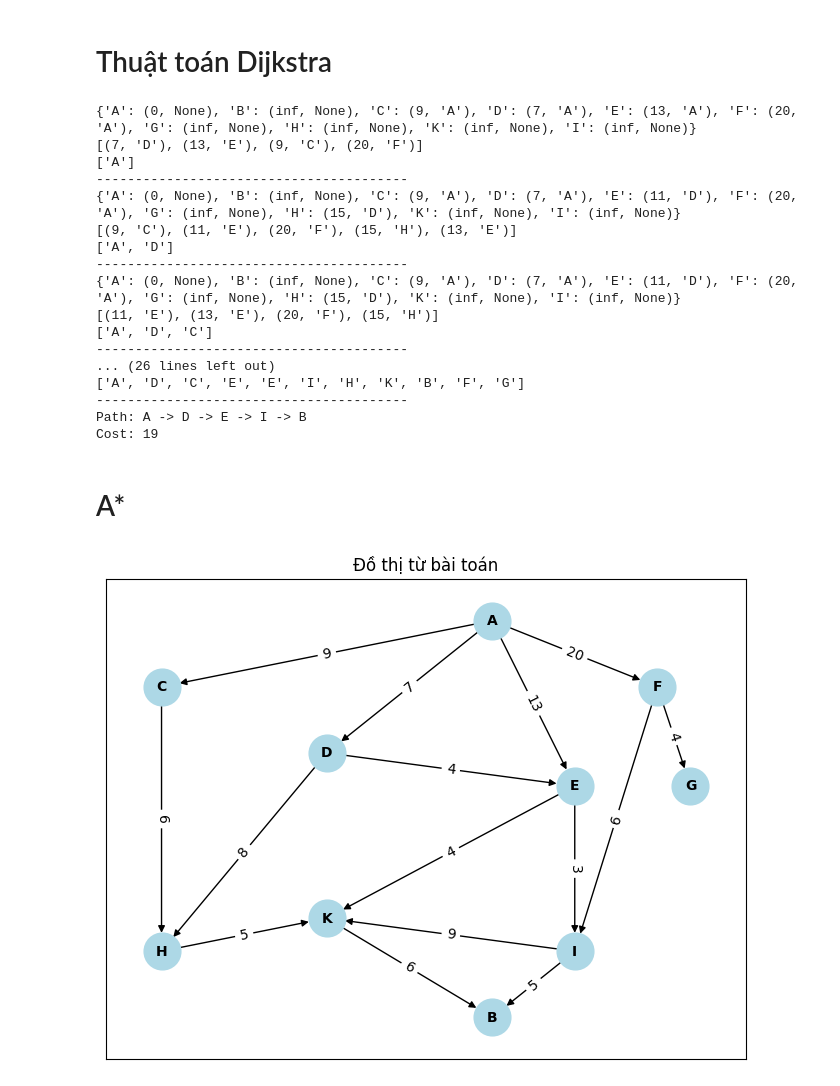
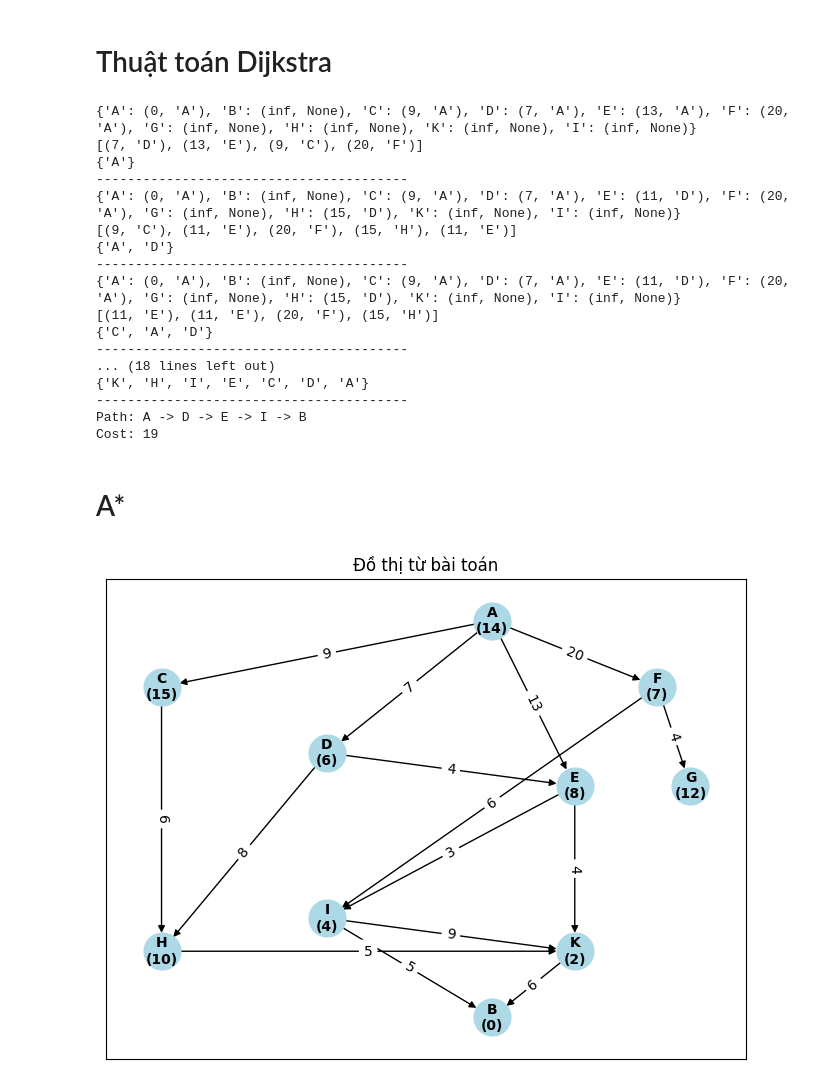
Before and after one commit to Gabriel-Duong/Final-L-p-tr-nh-ph-n-t-ch-d-li-u-UEH, a Jupyter notebook: LTPTDL_Project.ipynb, the cells around one changed output. Cells and saved outputs as stored; diff of their text form; code cells hidden in the pictures.

```diff
--- a/LTPTDL_Project.ipynb
+++ b/LTPTDL_Project.ipynb
@@ -5,8 +5,8 @@ folder = r'F:\UEH\Năm 3\Lập trình phân tích dữ liệu\Cuối kỳ\Final
 # %%
 import pandas as pd
 
-df_node = pd.read_excel(folder+'\graph.xlsx',sheet_name='Nodes')
-df_edge = pd.read_excel(folder+'\graph.xlsx',sheet_name='Edges')
+df_node = pd.read_excel(file_name,sheet_name='Nodes')
+df_edge = pd.read_excel(file_name,sheet_name='Edges')
 # %%
 df_node.head()
 # %% [output]
@@ -16,6 +16,8 @@ df_node.head()
 | 2 | 2 | C | 15 |
 | 3 | 3 | D | 6 |
 | 4 | 4 | E | 8 |
+# %%
+p = [(2, 3),(2, -3),(0, 2),(1, 1),(2.5, 0.5),(3, 2),(3.2, 0.5),(0, -2),(2.5, -2),(1, -1.5)]
 # %%
 import networkx as nx
 import matplotlib.pyplot as plt
@@ -34,20 +36,11 @@ def create_graph(df_node,df_edge,direct = False):
 
     # Tọa độ của các đỉnh
     pos = {
-        'A': (2, 3),
-        'B': (2, -3),
-        'C': (0, 2),
-        'D': (1, 1),
-        'E': (2.5, 0.5),
-        'F': (3, 2),
-        'G': (3.2, 0.5),
-        'H': (0, -2),
-        'I': (2.5, -2),
-        'K': (1, -1.5),
+        nodes[i]:p[i] for i in range(len(nodes))
     }
     return G,pos
 # %%
-graph,pos = create_graph(df_node,df_edge)
+graph,pos = create_graph(df_node,df_edge,direct=False)
 # %%
 # Vẽ đồ thị
 nx.draw(graph, pos, with_labels=True, node_size=700, node_color='lightblue', font_size=10, font_weight='bold')
@@ -127,20 +124,20 @@ def dijkstra(graph, start, end):
 # %%
-dijkstra(graph, 'A','B')
+path(dijkstra(graph, 'A','B'),'A','B')
 # %% [output]
-{'A': (0, None), 'B': (inf, None), 'C': (9, 'A'), 'D': (7, 'A'), 'E': (13, 'A'), 'F': (20, 'A'), 'G': (inf, None), 'H': (inf, None), 'K': (inf, None), 'I': (inf, None)}
+{'A': (0, 'A'), 'B': (inf, None), 'C': (9, 'A'), 'D': (7, 'A'), 'E': (13, 'A'), 'F': (20, 'A'), 'G': (inf, None), 'H': (inf, None), 'K': (inf, None), 'I': (inf, None)}
 [(7, 'D'), (13, 'E'), (9, 'C'), (20, 'F')]
-['A']
+{'A'}
 ----------------------------------------
-{'A': (0, None), 'B': (inf, None), 'C': (9, 'A'), 'D': (7, 'A'), 'E': (11, 'D'), 'F': (20, 'A'), 'G': (inf, None), 'H': (15, 'D'), 'K': (inf, None), 'I': (inf, None)}
-[(9, 'C'), (11, 'E'), (20, 'F'), (15, 'H'), (13, 'E')]
-['A', 'D']
+{'A': (0, 'A'), 'B': (inf, None), 'C': (9, 'A'), 'D': (7, 'A'), 'E': (11, 'D'), 'F': (20, 'A'), 'G': (inf, None), 'H': (15, 'D'), 'K': (inf, None), 'I': (inf, None)}
+[(9, 'C'), (11, 'E'), (20, 'F'), (15, 'H'), (11, 'E')]
+{'A', 'D'}
 ----------------------------------------
-{'A': (0, None), 'B': (inf, None), 'C': (9, 'A'), 'D': (7, 'A'), 'E': (11, 'D'), 'F': (20, 'A'), 'G': (inf, None), 'H': (15, 'D'), 'K': (inf, None), 'I': (inf, None)}
-[(11, 'E'), (13, 'E'), (20, 'F'), (15, 'H')]
-['A', 'D', 'C']
+{'A': (0, 'A'), 'B': (inf, None), 'C': (9, 'A'), 'D': (7, 'A'), 'E': (11, 'D'), 'F': (20, 'A'), 'G': (inf, None), 'H': (15, 'D'), 'K': (inf, None), 'I': (inf, None)}
+[(11, 'E'), (11, 'E'), (20, 'F'), (15, 'H')]
+{'C', 'A', 'D'}
 ----------------------------------------
-... (26 lines left out)
-['A', 'D', 'C', 'E', 'E', 'I', 'H', 'K', 'B', 'F', 'G']
+... (18 lines left out)
+{'K', 'H', 'I', 'E', 'C', 'D', 'A'}
 ----------------------------------------
 Path: A -> D -> E -> I -> B
 Cost: 19
@@ -152,17 +149,26 @@ h = df_node.set_index('name_nodes')['h'].to_dict()
 # %%
 g,pos = create_graph(df_node,df_edge,direct=True)
 # %%
+import matplotlib.pyplot as plt
+import networkx as nx
+
 # Vẽ đồ thị
-nx.draw(g, pos, with_labels=True, node_size=700, node_color='lightblue', font_size=10, font_weight='bold')
+nx.draw(g, pos, with_labels=False, node_size=700, node_color='lightblue', font_size=10, font_weight='bold')
+
+# Thêm nhãn cho các đỉnh, bao gồm cả heuristic
+node_labels = {node: f"{node}\n({h[node]})" for node in h.keys()}
+nx.draw_networkx_labels(g, pos, labels=node_labels, font_size=10, font_weight='bold')
+
+# Vẽ nhãn cho các cạnh
 edge_labels = nx.get_edge_attributes(graph, 'weight')
-nx.draw_networkx_edge_labels(graph, pos, edge_labels=edge_labels)
+nx.draw_networkx_edge_labels(g, pos, edge_labels=edge_labels)
 
 # Hiển thị đồ thị
 plt.title("Đồ thị từ bài toán")
 plt.axis('on')  # Giữ tỷ lệ giữa các trục
 plt.show()
 # %% [output]
-[figure, old version]
+[figure, new version]
 # %%
 def Astar(graph,start,end,heuristic):
 # Khởi tạo khoảng cách từ đỉnh bắt đầu đến tất cả các đỉnh
```
Also changed, not shown: parts of 6 cells of this notebook, 2 other files.
